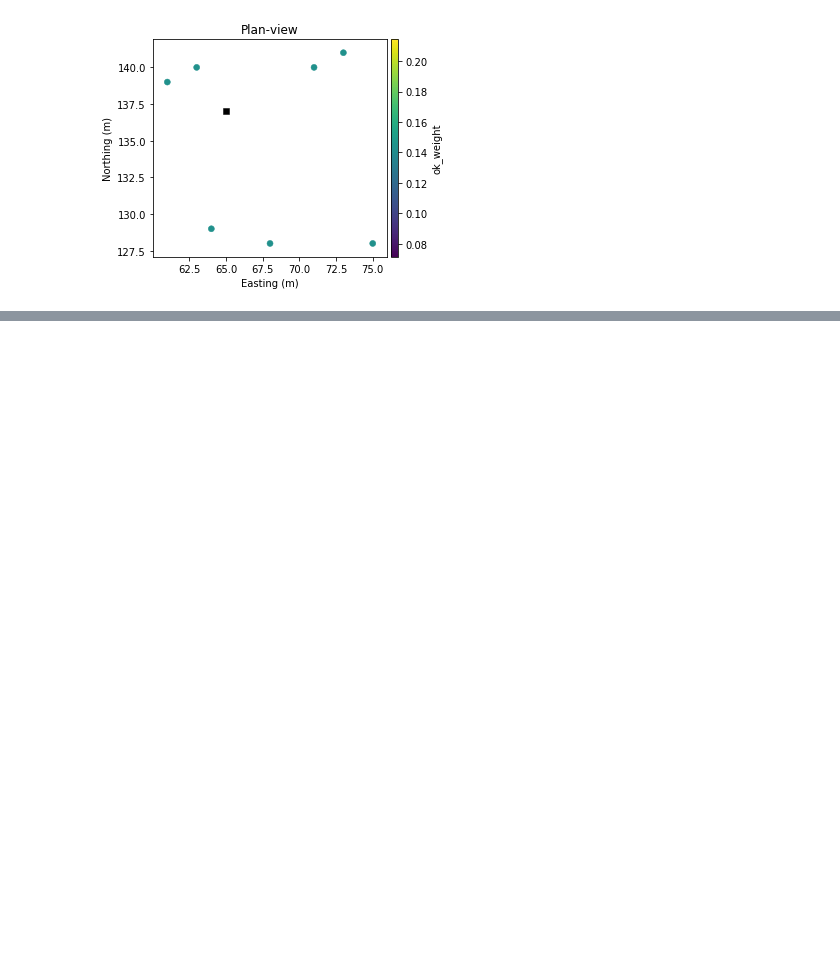
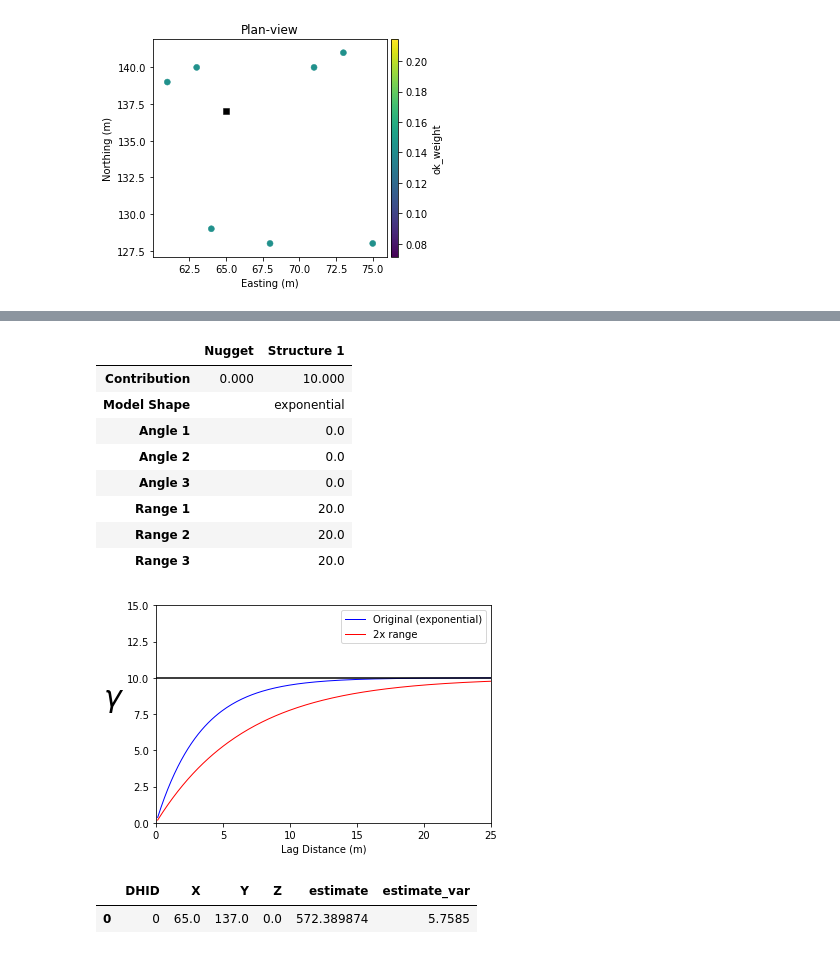
Before and after one commit to MHadavand/Lessons, a Jupyter notebook: Geostat/OK_Example.ipynb, the cells around one changed output, grey strips where cells are left out. Drawn from its saved outputs; the diff is of its cells as text; code cells hidden in the pictures; blank space fills up the shorter version.

Commit message:
effect of ranges

```diff
--- a/Geostat/OK_Example.ipynb
+++ b/Geostat/OK_Example.ipynb
@@ -409,0 +421,34 @@ location
+# %%
+varstr = """1    0.0                         -nst, nugget effect
+            2    10  0.0   0.0   0.0        -it,cc,ang1,ang2,ang3
+            20.0  20.0  20.0            -a_hmax, a_hmin, a_vert"""
+variomodel_2xrange = rmsp.VarioModel(vario_str=varstr)
+
+fig,ax = variomodel.plot(c='b', label='Original (exponential)', ylim=[0,15], xlim=[0,25], sill=None)
+variomodel_2xrange.plot_draw(ax, c='r', label='2x range')
+ax.legend()
+
+variomodel_2xrange.to_table()
+# %% [output]
+|  | Nugget | Structure 1 |
+| Contribution | 0.000 | 10.000 |
+| Model Shape |  | exponential |
+| Angle 1 |  | 0.0 |
+| Angle 2 |  | 0.0 |
+| Angle 3 |  | 0.0 |
+| Range 1 |  | 20.0 |
+| Range 2 |  | 20.0 |
+| Range 3 |  | 20.0 |
+[figure, added]
+# %%
+ok_est_2xrange = rmsp.KrigeEstimator(
+    ktype="ok",
+    search=rmsp.Search(ranges=[100] * 3, min_comps=1, max_comps=20),
+    vario=variomodel_2xrange
+)
+ok_est_2xrange.estimate(
+    location, data, "V", output=["estimate", "estimate_var"], accumulate_weights=True
+)
+# %% [output]
+|  | DHID | X | Y | Z | estimate | estimate_var |
+| 0 | 0 | 65.0 | 137.0 | 0.0 | 572.389874 | 5.7585 |
```
Also changed, not shown: parts of 6 cells of this notebook.
